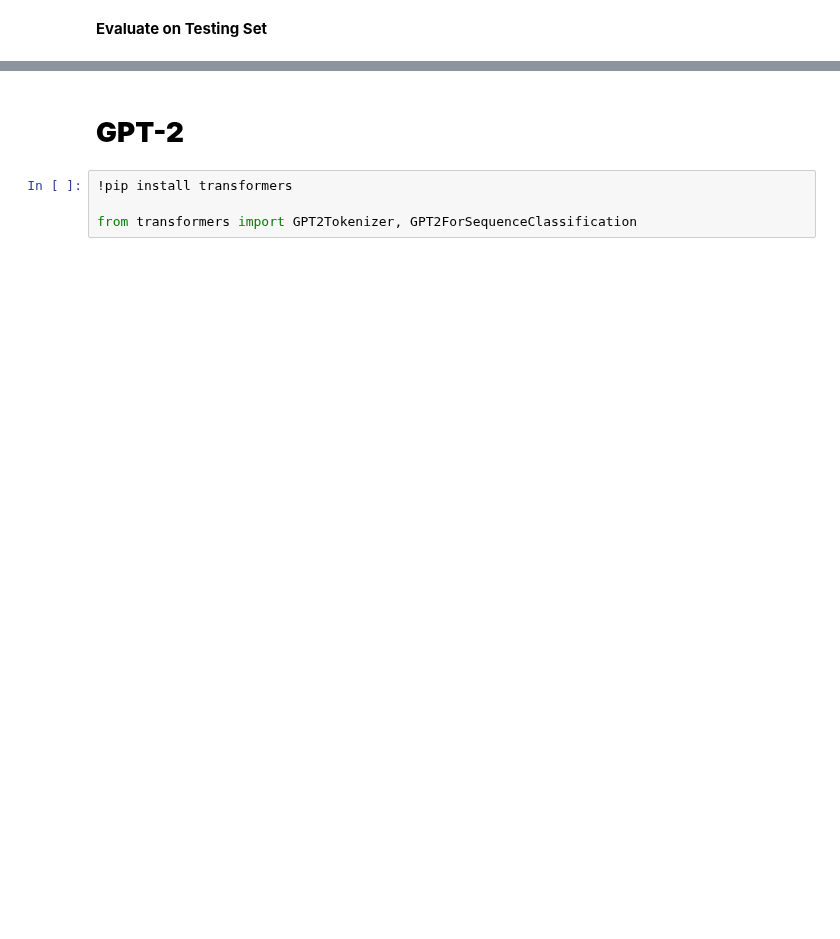
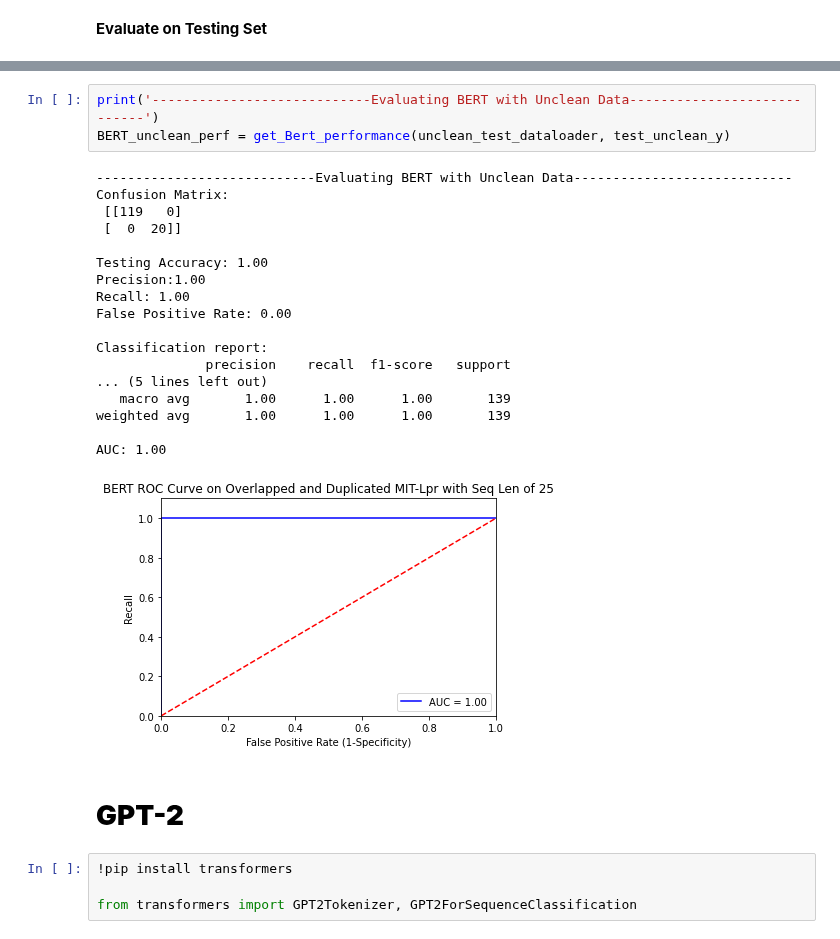
Before and after one commit to NganTran-0017/HIDS, a Jupyter notebook: DL_Models_HIDS.ipynb, the cells around one changed output, grey strips where cells are left out. Saved outputs shown, nothing was run; the diff lists cells and outputs as text; blank space fills up the shorter version.

```diff
--- a/DL_Models_HIDS.ipynb
+++ b/DL_Models_HIDS.ipynb
@@ -913,3 +519,25 @@ AUC: 0.89
+# %%
+print('----------------------------Evaluating BERT with Unclean Data----------------------------')
+BERT_unclean_perf = get_Bert_performance(unclean_test_dataloader, test_unclean_y)
+# %% [output]
+----------------------------Evaluating BERT with Unclean Data----------------------------
+Confusion Matrix:
+ [[119   0]
+ [  0  20]]
+
+Testing Accuracy: 1.00
+Precision:1.00
+Recall: 1.00
+False Positive Rate: 0.00
+
+Classification report:
+              precision    recall  f1-score   support
+... (5 lines left out)
+   macro avg       1.00      1.00      1.00       139
+weighted avg       1.00      1.00      1.00       139
+
+AUC: 1.00
+[figure, added]
 # %% [markdown]
 # **GPT-2**
 # %%
```
Also changed, not shown: parts of 65 cells of this notebook.
